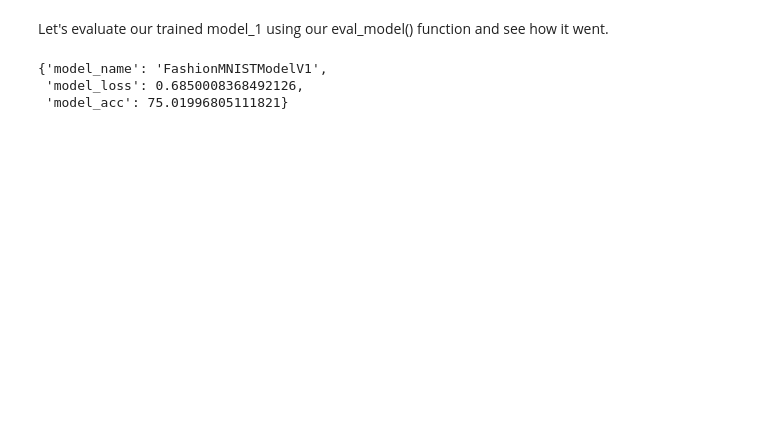
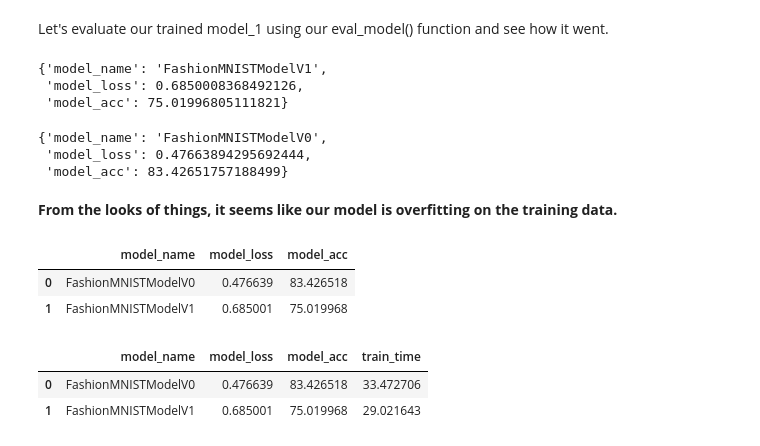
Before and after one commit to Kousher/Pytorch, a Jupyter notebook: 04_Pytorch_Computer_Vision.ipynb, the cells around one changed output. Cells and saved outputs as stored; diff of their text form; code cells hidden in the pictures; blank space fills up the shorter version.

Commit message:
add compare result of two models and visualize through it pandas dataframe

```diff
--- a/04_Pytorch_Computer_Vision.ipynb
+++ b/04_Pytorch_Computer_Vision.ipynb
@@ -642,3 +642,28 @@ model_1_results
 {'model_name': 'FashionMNISTModelV1',
  'model_loss': 0.6850008368492126,
  'model_acc': 75.01996805111821}
+# %%
+model_0_results
+# %% [output]
+{'model_name': 'FashionMNISTModelV0',
+ 'model_loss': 0.47663894295692444,
+ 'model_acc': 83.42651757188499}
+# %% [markdown]
+**From the looks of things, it seems like our model is overfitting on the training data.**
+# %%
+import pandas as pd
+
+result_df = pd.DataFrame([model_0_results,model_1_results])
+result_df
+# %% [output]
+|  | model_name | model_loss | model_acc |
+| 0 | FashionMNISTModelV0 | 0.476639 | 83.426518 |
+| 1 | FashionMNISTModelV1 | 0.685001 | 75.019968 |
+# %%
+result_df['train_time']=[total_train_time_model_0,total_train_time_model_1]
+# %%
+result_df
+# %% [output]
+|  | model_name | model_loss | model_acc | train_time |
+| 0 | FashionMNISTModelV0 | 0.476639 | 83.426518 | 33.472706 |
+| 1 | FashionMNISTModelV1 | 0.685001 | 75.019968 | 29.021643 |
```
Also changed, not shown: parts of 5 cells of this notebook.
